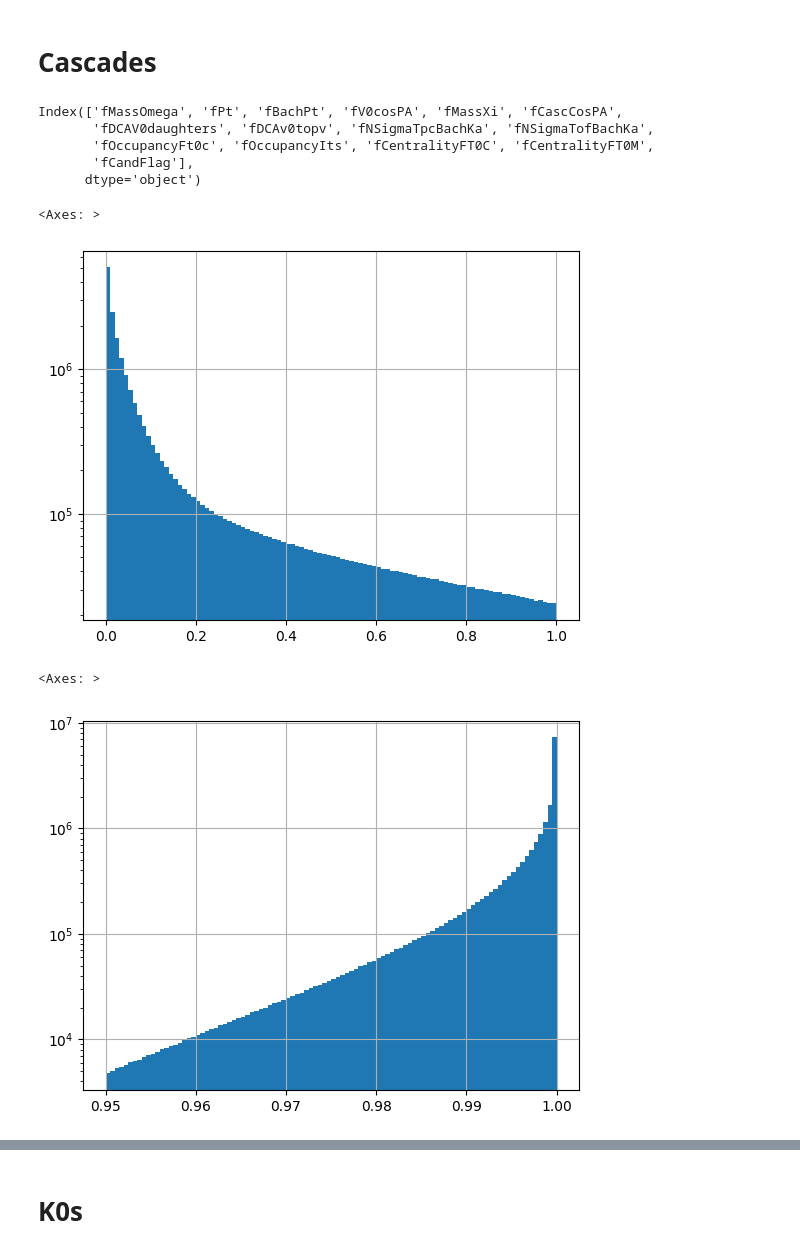
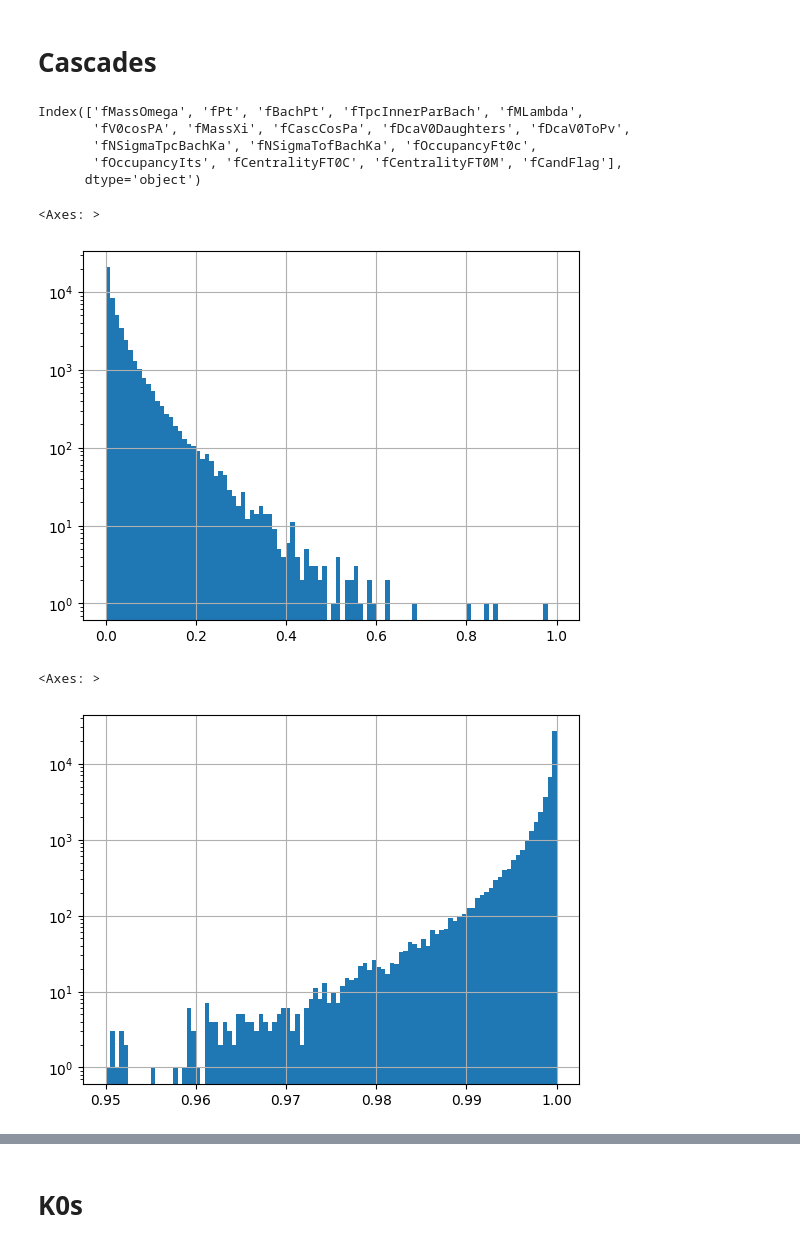
Before and after one commit to TorinoHF/hf_pid_studies, a Jupyter notebook: analysis/selections_playground.ipynb, the cells around one changed output, grey strips where cells are left out. Saved outputs shown, nothing was run; the diff lists cells and outputs as text; code cells hidden in the pictures.

```diff
--- a/analysis/selections_playground.ipynb
+++ b/analysis/selections_playground.ipynb
@@ -4,23 +4,23 @@ import matplotlib.pyplot as plt
 # %% [markdown]
 # Cascades
 # %%
-with uproot.open("/home/fchinu/Run3/pid_studies/dataset/LHC22o_pass7/Train300244/AO2D.root") as f:
-    df = f["DF_2261906081476736/O2pidcascades"].arrays(library="pd")
+with uproot.open("/home/fchinu/Run3/pid_studies/datasets/LHC22o_pass7/Train306390/Tree_LHC22o_pass7_Casc.root") as f:
+    df = f["DF_2261906082599168/O2pidcascades"].arrays(library="pd")
 # %%
 df.columns
 # %% [output]
-Index(['fMassOmega', 'fPt', 'fBachPt', 'fV0cosPA', 'fMassXi', 'fCascCosPA',
-       'fDCAV0daughters', 'fDCAv0topv', 'fNSigmaTpcBachKa', 'fNSigmaTofBachKa',
-       'fOccupancyFt0c', 'fOccupancyIts', 'fCentralityFT0C', 'fCentralityFT0M',
-       'fCandFlag'],
+Index(['fMassOmega', 'fPt', 'fBachPt', 'fTpcInnerParBach', 'fMLambda',
+       'fV0cosPA', 'fMassXi', 'fCascCosPa', 'fDcaV0Daughters', 'fDcaV0ToPv',
+       'fNSigmaTpcBachKa', 'fNSigmaTofBachKa', 'fOccupancyFt0c',
+       'fOccupancyIts', 'fCentralityFT0C', 'fCentralityFT0M', 'fCandFlag'],
       dtype='object')
 # %%
-df["fDCAV0daughters"].hist(bins=100, range=(0, 1), log=True)
+df["fDcaV0Daughters"].hist(bins=100, range=(0, 1), log=True)
 # %% [output]
 <Axes: >
-[figure, old version]
+[figure, new version]
 # %%
-df["fCascCosPA"].hist(bins=100, range=(0.95, 1), log=True)
+df["fV0cosPA"].hist(bins=100, range=(0.95, 1), log=True)
 # %% [output]
 <Axes: >
-[figure, old version]
+[figure, new version]
```
Also changed, not shown: parts of 10 cells of this notebook, 4 other files.
